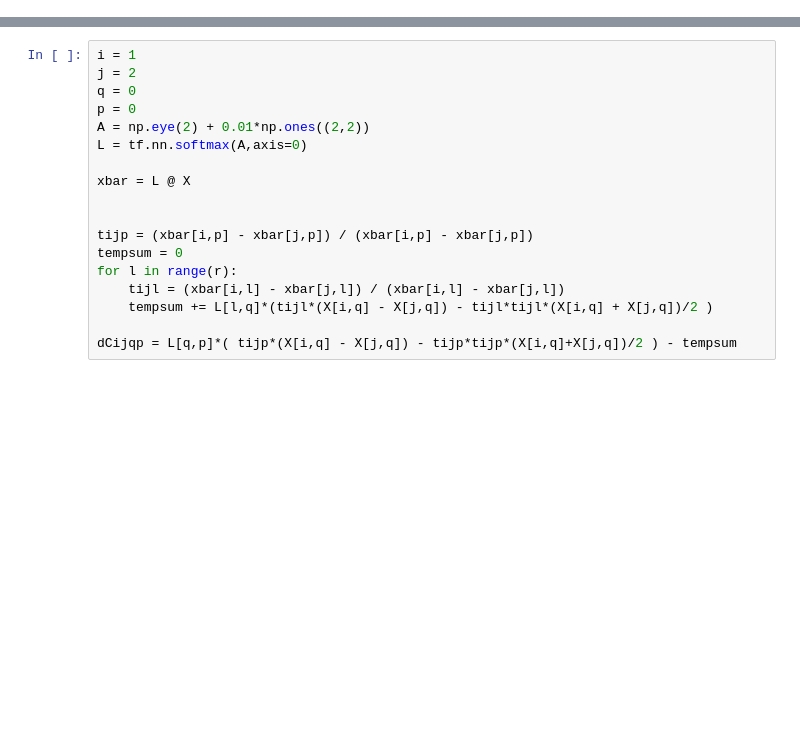
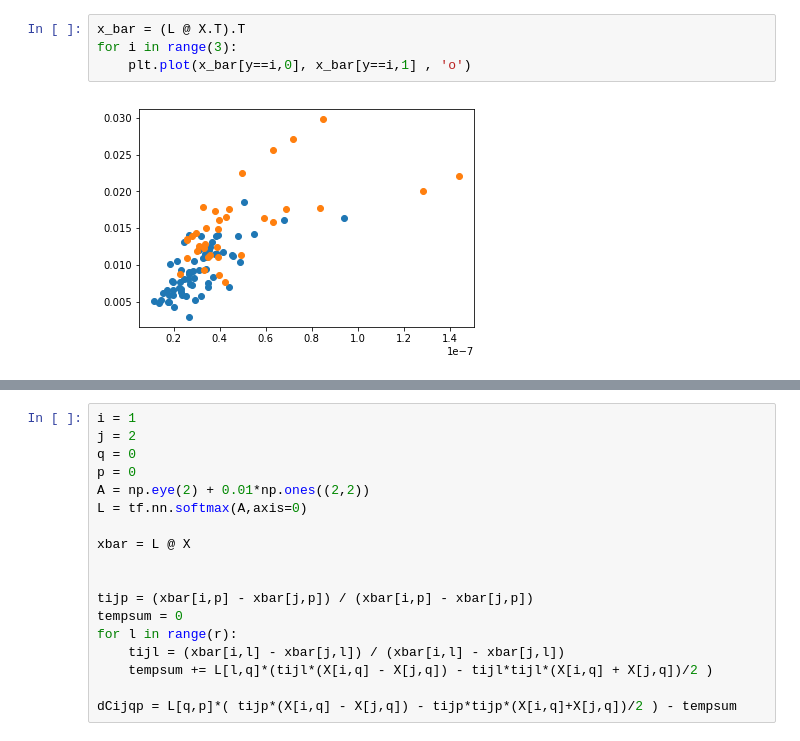
Before and after one commit to ChristianIngwersen/Non-Linear-Metric-Learning, a Jupyter notebook: Experimenting.ipynb, the cells around one changed output, grey strips where cells are left out. Cells and saved outputs as stored; diff of their text form; blank space fills up the shorter version.

```diff
--- a/Experimenting.ipynb
+++ b/Experimenting.ipynb
@@ -126 +173,7 @@ plot_func(np.array(tf.nn.softmax(A,axis=0) @ X),y)
+# %%
+x_bar = (L @ X.T).T
+for i in range(3):
+    plt.plot(x_bar[y==i,0], x_bar[y==i,1] , 'o')
+# %% [output]
+[figure, added]
 # %%
```
Also changed, not shown: parts of 16 cells of this notebook.
